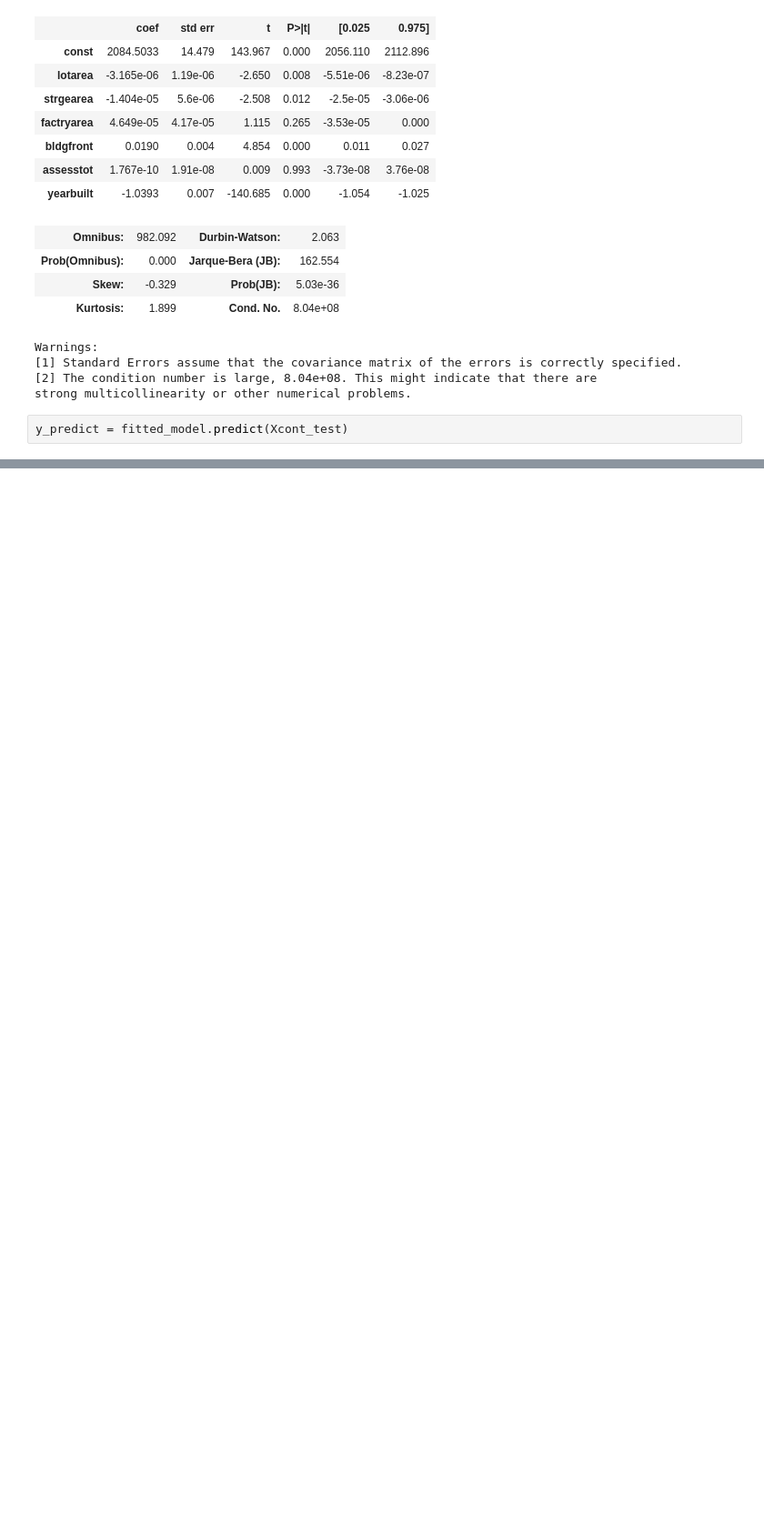
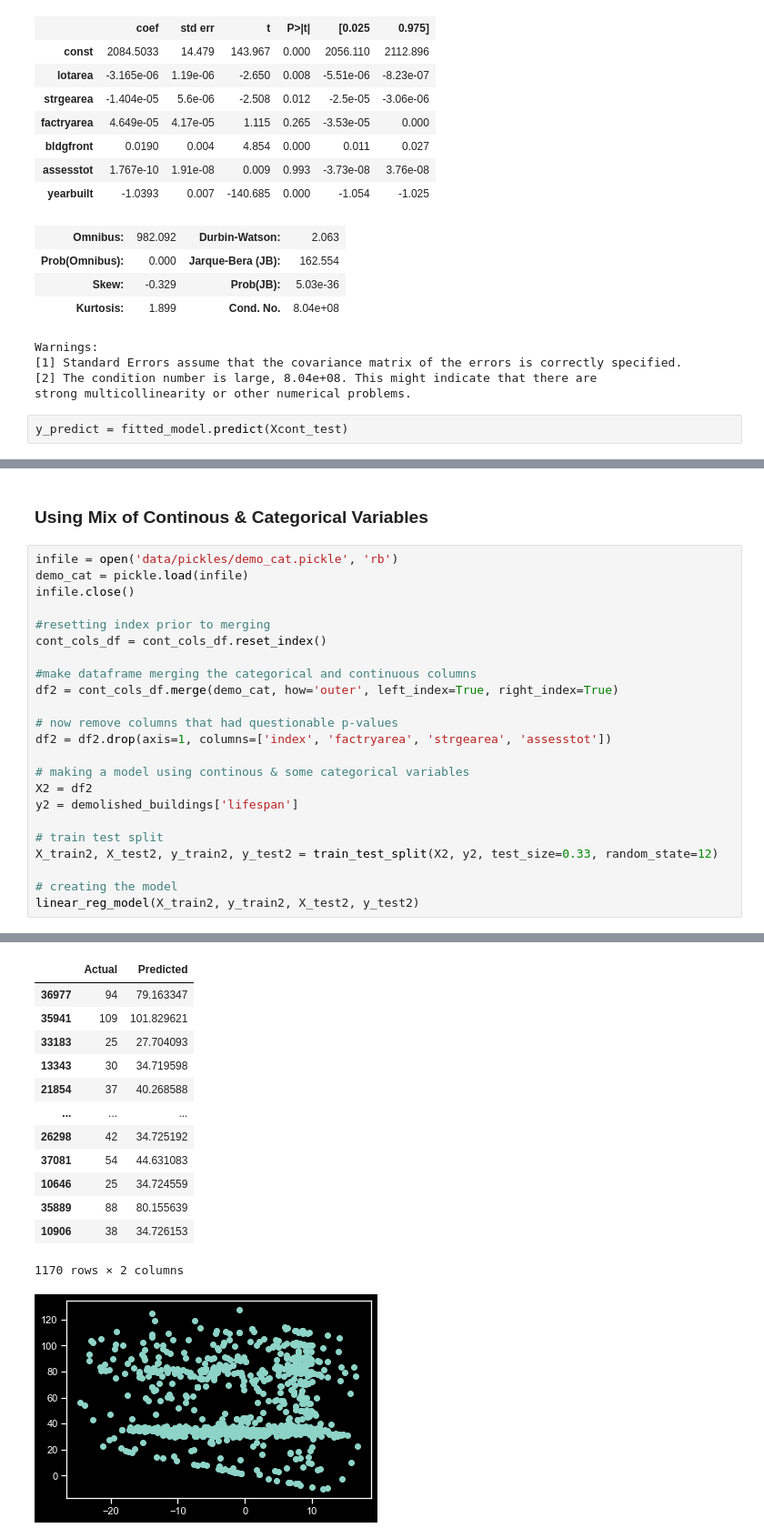
Before and after one commit to clairmarie8/Capstone, a Jupyter notebook: Technical-Notebook.ipynb, the cells around one changed output, grey strips where cells are left out. Shown: that part at 91% size. Drawn from its saved outputs; the diff is of its cells as text; blank space fills up the shorter version.

```diff
--- a/Technical-Notebook.ipynb
+++ b/Technical-Notebook.ipynb
@@ -994,0 +1185,26 @@ The linear regression model performs the best out of the 3 options.
+# %% [markdown]
+### Using Mix of Continous & Categorical Variables
+# %%
+infile = open('data/pickles/demo_cat.pickle', 'rb')
+demo_cat = pickle.load(infile)
+infile.close()
+
+#resetting index prior to merging
+cont_cols_df = cont_cols_df.reset_index()
+
+#make dataframe merging the categorical and continuous columns
+df2 = cont_cols_df.merge(demo_cat, how='outer', left_index=True, right_index=True)
+
+# now remove columns that had questionable p-values
+df2 = df2.drop(axis=1, columns=['index', 'factryarea', 'strgearea', 'assesstot'])
+
+# making a model using continous & some categorical variables
+X2 = df2
+y2 = demolished_buildings['lifespan']
+
+# train test split
+X_train2, X_test2, y_train2, y_test2 = train_test_split(X2, y2, test_size=0.33, random_state=12)
+
+# creating the model
+linear_reg_model(X_train2, y_train2, X_test2, y_test2)
+# %% [output]
@@ -994,0 +1218,14 @@ The linear regression model performs the best out of the 3 options.
+|  | Actual | Predicted |
+| 36977 | 94 | 79.163347 |
+| 35941 | 109 | 101.829621 |
+| 33183 | 25 | 27.704093 |
+| 13343 | 30 | 34.719598 |
+| 21854 | 37 | 40.268588 |
+| ... | ... | ... |
+| 26298 | 42 | 34.725192 |
+| 37081 | 54 | 44.631083 |
+| 10646 | 25 | 34.724559 |
+| 35889 | 88 | 80.155639 |
+| 10906 | 38 | 34.726153 |
+1170 rows × 2 columns
+[figure, added]
```
Also changed, not shown: parts of 100 cells of this notebook, 1 other file.
